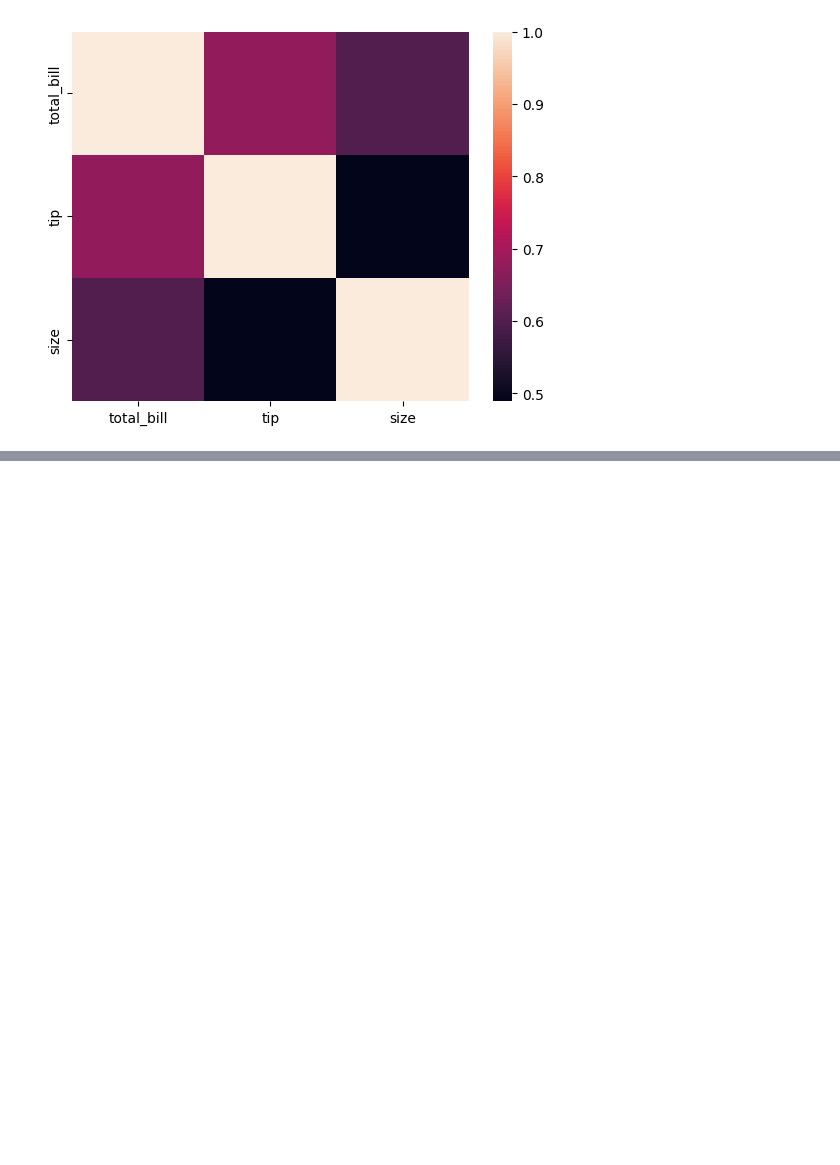
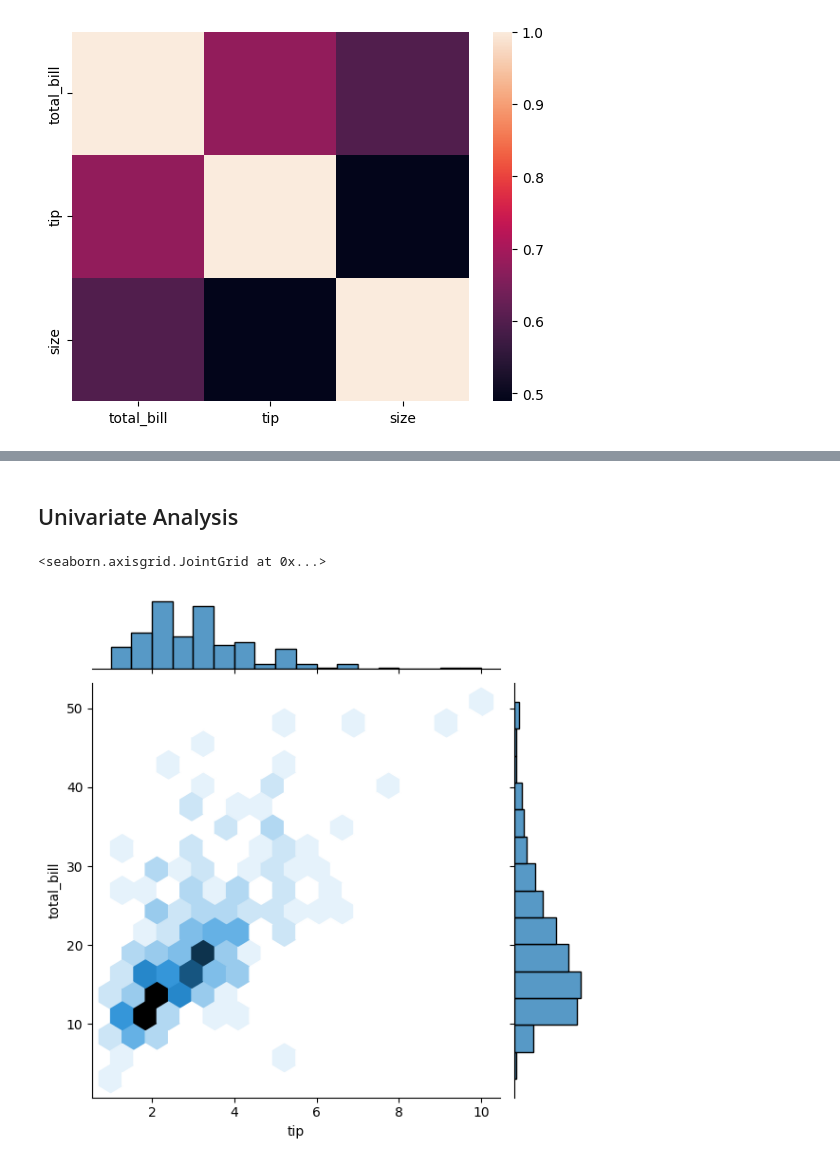
Before and after one commit to prabinbhagat/repos-vscode, a Jupyter notebook: Seaborn(visualizing).ipynb, the cells around one changed output, grey strips where cells are left out. Drawn from its saved outputs; the diff is of its cells as text; code cells hidden in the pictures; blank space fills up the shorter version.

Commit message:
Categorical data plotting

```diff
--- a/Seaborn(visualizing).ipynb
+++ b/Seaborn(visualizing).ipynb
@@ -101,3 +101,6 @@ sns.heatmap(df.corr())  # we are able to visualize corelation we just need to pr
 # %% [output]
 <AxesSubplot: >
 [figure]
+# %%
+df = sns.load_dataset("tips")
+df.head()
@@ -103,0 +114,8 @@ sns.heatmap(df.corr())  # we are able to visualize corelation we just need to pr
+# %% [markdown]
+## Univariate Analysis
+# %%
+# for the example purpose we are taking two feature here we can also call it bivariate. We should have two feature to use jointplot.
+sns.jointplot(x="tip",y="total_bill",data = df,kind ="hex")
+# %% [output]
+<seaborn.axisgrid.JointGrid at 0x...>
+[figure, added]
```
Also changed, not shown: parts of 21 cells of this notebook.
